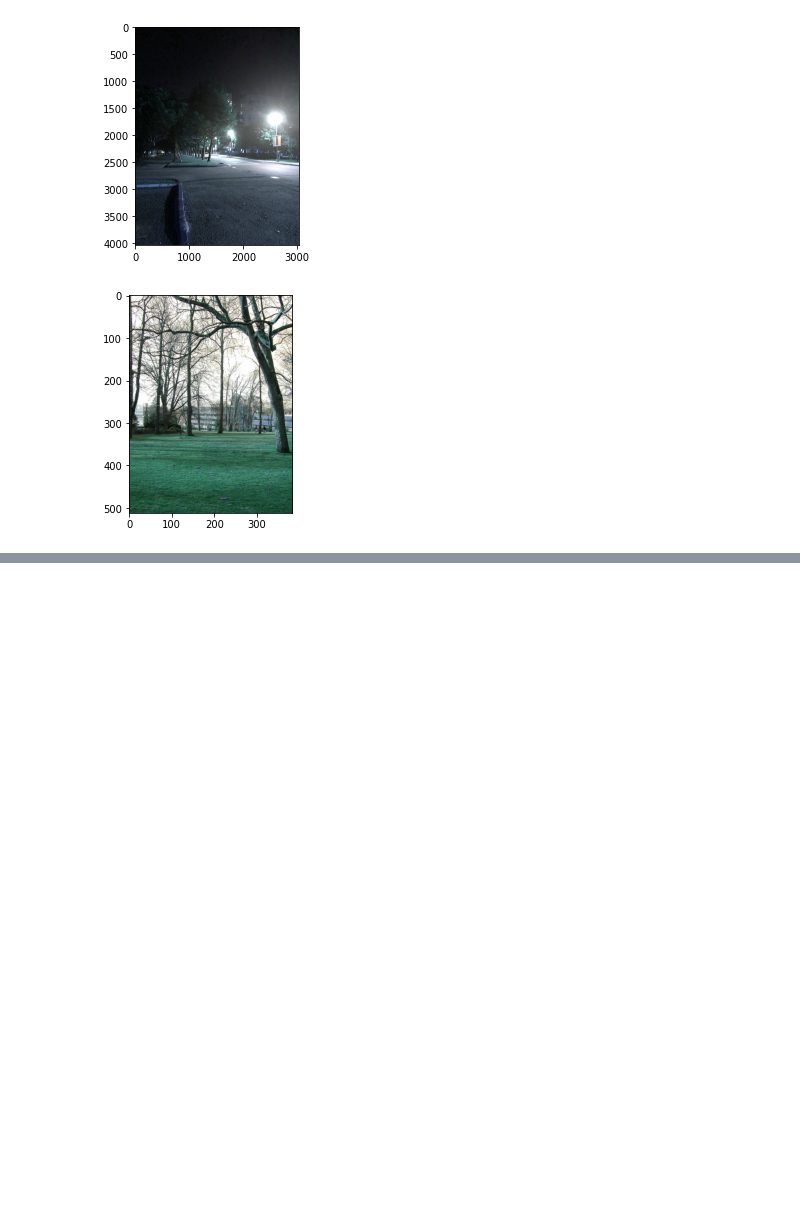
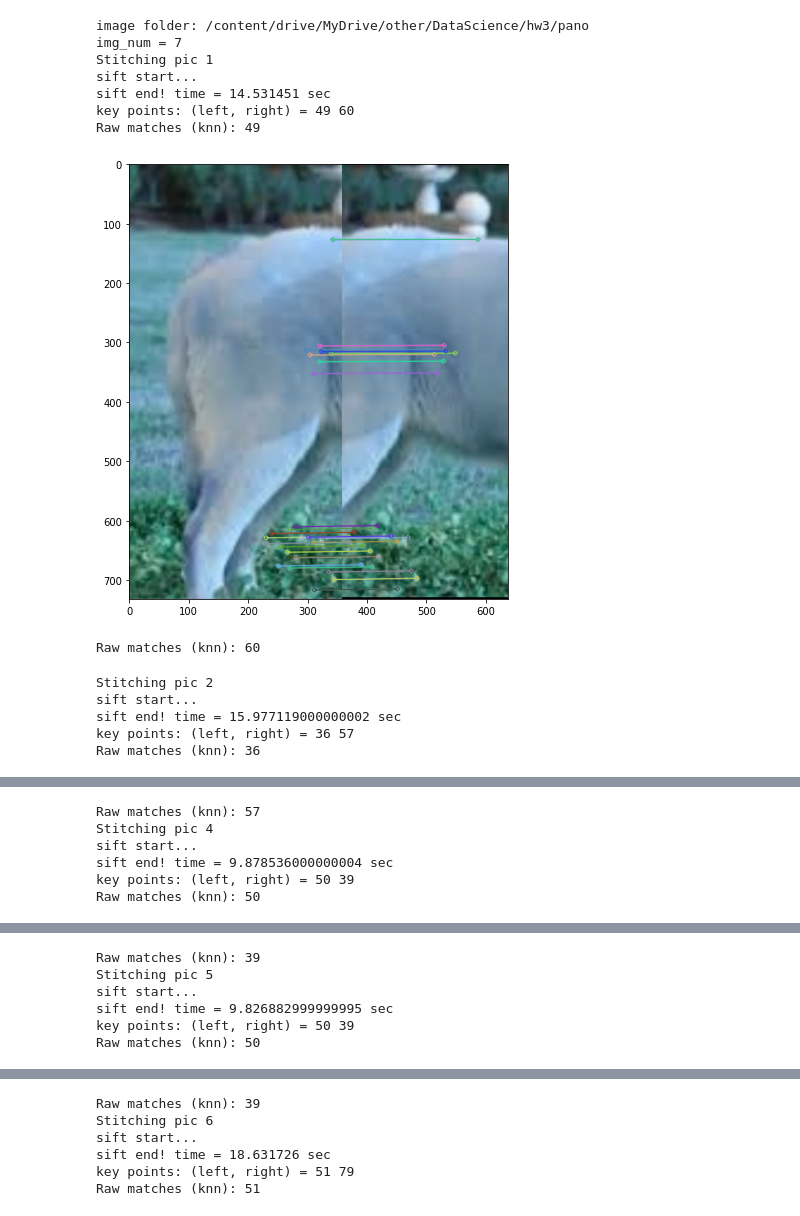
Before and after one commit to 1z2s3e4v/dataScience-hw3-Panorama, a Jupyter notebook: hw3.ipynb, the cells around one changed output, grey strips where cells are left out. Cells and saved outputs as stored; diff of their text form; code cells hidden in the pictures; blank space fills up the shorter version.

```diff
--- a/hw3.ipynb
+++ b/hw3.ipynb
@@ -27,0 +42,4 @@ def SIFT(inputname):
+# %%
+sift_mode = 'my' # 'cv2' or 'my'
+# %%
+input_folder_list_txt = '/content/drive/MyDrive/other/DataScience/hw3/testfile.txt'
@@ -27,0 +340,15 @@ def SIFT(inputname):
+# %%
+def removeBlackBorder(img):
+    # transform the panorama image to grayscale and threshold it
+    gray = cv2.cvtColor(img, cv2.COLOR_BGR2GRAY)
+    thresh = cv2.threshold(gray, 0, 255, cv2.THRESH_BINARY)[1]
+    # Finds contours from the binary image
+    cnts = cv2.findContours(thresh.copy(), cv2.RETR_EXTERNAL, cv2.CHAIN_APPROX_SIMPLE)
+    cnts = imutils.grab_contours(cnts)
+    # get the maximum contour area
+    c = max(cnts, key=cv2.contourArea)
+    # get a bbox from the contour area
+    (x, y, w, h) = cv2.boundingRect(c)
+    # crop the image to the bbox coordinates
+    img = img[y:y + h, x:x + w]
+    return img
@@ -28,12 +504,29 @@ def SIFT(inputname):
 # %%
-f = open('testfile.txt', 'r')
-dirname = str(f.readline()).strip()
-while(dirname):
-    imageout=SIFT(dirname)
-    plt.figure()
-    plt.imshow(imageout)
-    cv2.imwrite(dirname+'.jpg', imageout)
-    dirname = str(f.readline()).strip()
+def run_main(file_txt):
+  f = open(file_txt, 'r')
+  #dirname = str(f.readline()).strip()
+  dirname = str(f.readline()).strip()
+  while(dirname):
+      print("\nimage folder: "+dirname)
+      imageout=SIFT(dirname)
+      plt.figure()
+      plt.imshow(imageout)
+      cv2.imwrite(dirname+'.jpg', imageout)
+      dirname = str(f.readline()).strip()
-# %% [output]
-[figure, removed]
-[figure, removed]
+# %%
+run_main(input_folder_list_txt)
+# %% [output]
+image folder: /content/drive/MyDrive/other/DataScience/hw3/pano
+img_num = 7
+Stitching pic 1
+sift start...
+sift end! time = 14.531451 sec
+key points: (left, right) = 49 60
+Raw matches (knn): 49
+[figure, added]
+Raw matches (knn): 60
+Stitching pic 2
+sift start...
+sift end! time = 15.977119000000002 sec
+key points: (left, right) = 36 57
+Raw matches (knn): 36
@@ -39,0 +534,6 @@ while(dirname):
+Raw matches (knn): 57
+Stitching pic 4
+sift start...
+sift end! time = 9.878536000000004 sec
+key points: (left, right) = 50 39
+Raw matches (knn): 50
@@ -39,0 +541,6 @@ while(dirname):
+Raw matches (knn): 39
+Stitching pic 5
+sift start...
+sift end! time = 9.826882999999995 sec
+key points: (left, right) = 50 39
+Raw matches (knn): 50
@@ -39,0 +548,6 @@ while(dirname):
+Raw matches (knn): 39
+Stitching pic 6
+sift start...
+sift end! time = 18.631726 sec
+key points: (left, right) = 51 79
+Raw matches (knn): 51
```
Also changed, not shown: parts of 14 cells of this notebook.
